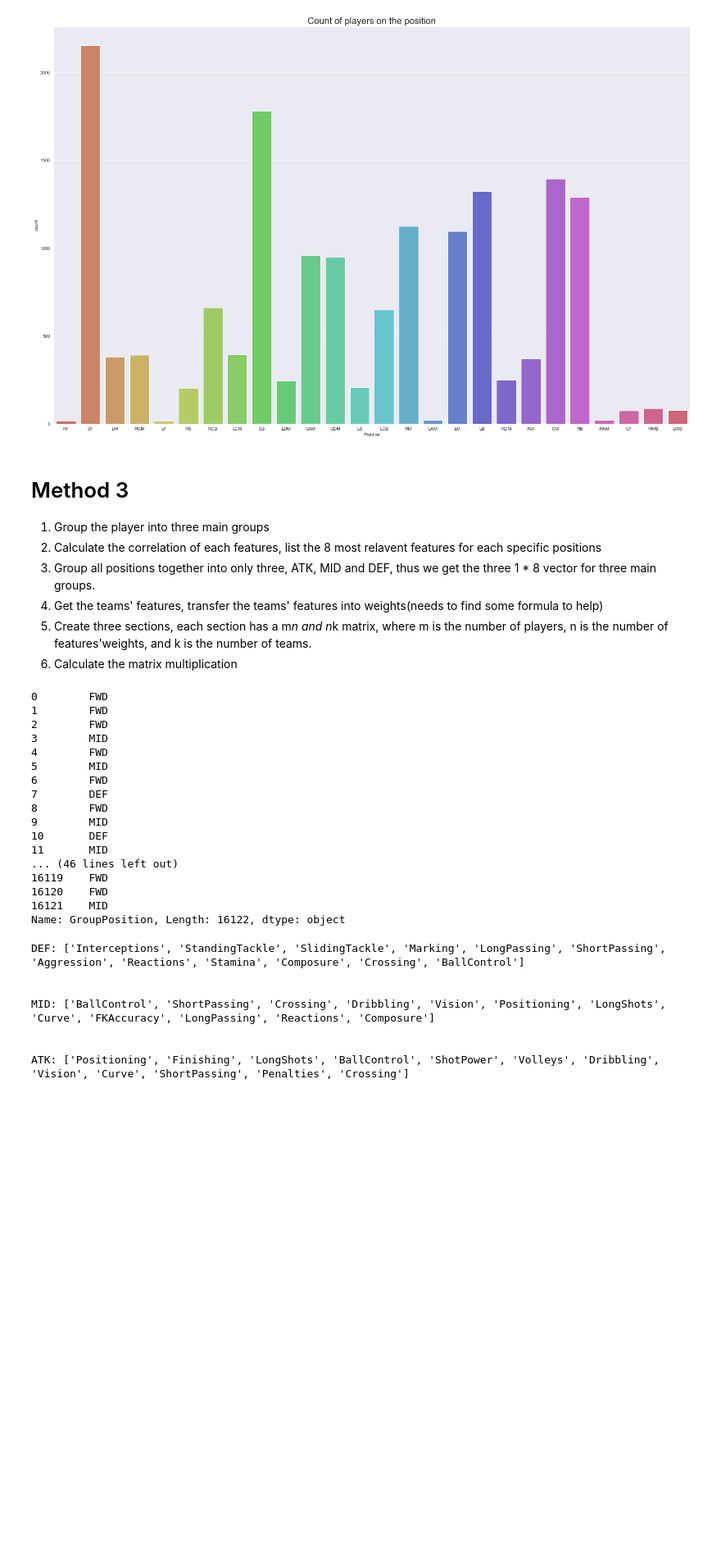
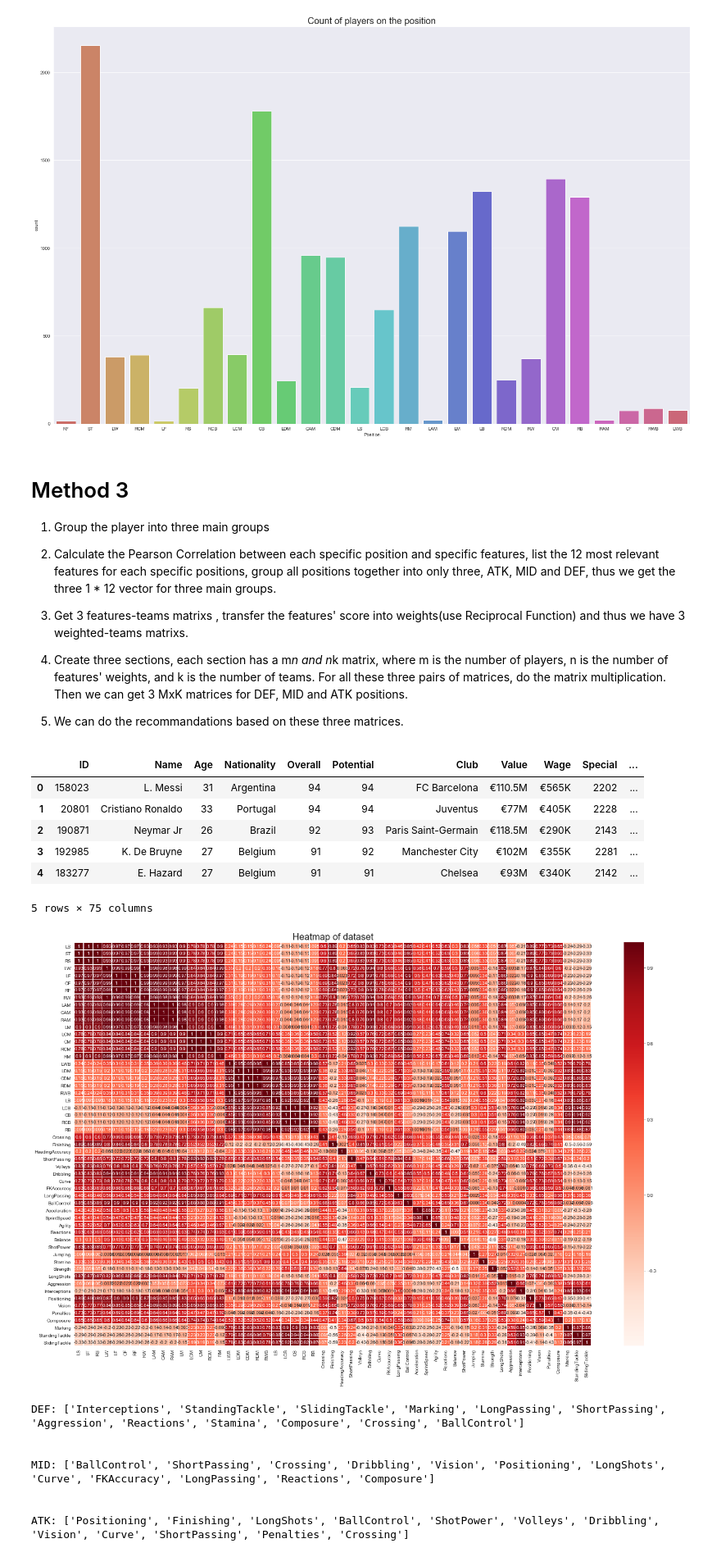
Before and after one commit to tonyz0x0/football-manager, a Jupyter notebook: analysis-kejie.ipynb, the cells around one changed output. Shown at 82% size. Saved outputs shown, nothing was run; the diff lists cells and outputs as text; code cells hidden in the pictures; blank space fills up the shorter version.

```diff
--- a/analysis-kejie.ipynb
+++ b/analysis-kejie.ipynb
@@ -272,13 +272,18 @@ ax.set_title(label='Count of players on the position', fontsize=20);
 # %% [markdown]
 # Method 3
 1. Group the player into three main groups
-2. Calculate the correlation of each features, list the 8 most relavent features for each specific positions
-3. Group all positions together into only three, ATK, MID and DEF, thus we get the three 1 * 8 vector for three main groups.
-4. Get the teams' features, transfer the teams' features into weights(needs to find some formula to help)
-5. Create three sections, each section has a m*n and n*k matrix, where m is the number of players, n is the number of features'weights, and k is the number of teams.
-6. Calculate the matrix multiplication
+
+2. Calculate the Pearson Correlation between each specific position and  specific features, list the 12 most relevant features for each specific positions, group all positions together into only three, ATK, MID and DEF, thus we get the three 1 * 12 vector for three main groups.
+
+3. Get 3 features-teams matrixs , transfer the features' score into weights(use Reciprocal Function) and thus we have 3 weighted-teams matrixs.
+
+4. Create three sections, each section has a m*n and n*k matrix, where m is the number of players, n is the number of features' weights, and k is the number of teams. For all these three pairs of matrices, do the matrix multiplication. Then we can get 3 MxK matrices for DEF, MID and ATK positions.
+
+5. We can do the recommandations based on these three matrices.
 # %%
-# Function to group the players' positions into three main groups: DEF, MID, FWD
+"""
+Step 1: Function to group the players' positions into three main groups: DEF, MID, FWD
+"""
 def groupPosition(df):
     # Regex to group
     defs = r'\w*B$'
@@ -299,23 +304,29 @@ def groupPosition(df):
     data['GroupPosition'] = series
 
 groupPosition(data)
-print(data['GroupPosition'])
+# print(data['GroupPosition'])
+data.head()
 # %% [output]
+|  | ID | Name | Age | Nationality | Overall | Potential | Club | Value | Wage | Special | ... |
+| 0 | 158023 | L. Messi | 31 | Argentina | 94 | 94 | FC Barcelona | €110.5M | €565K | 2202 | ... |
+| 1 | 20801 | Cristiano Ronaldo | 33 | Portugal | 94 | 94 | Juventus | €77M | €405K | 2228 | ... |
+| 2 | 190871 | Neymar Jr | 26 | Brazil | 92 | 93 | Paris Saint-Germain | €118.5M | €290K | 2143 | ... |
+| 3 | 192985 | K. De Bruyne | 27 | Belgium | 91 | 92 | Manchester City | €102M | €355K | 2281 | ... |
+| 4 | 183277 | E. Hazard | 27 | Belgium | 91 | 91 | Chelsea | €93M | €340K | 2142 | ... |
-0        FWD
-1        FWD
-2        FWD
-3        MID
-4        FWD
-5        MID
-6        FWD
-7        DEF
-8        FWD
-9        MID
-10       DEF
-11       MID
-... (46 lines left out)
-16119    FWD
-16120    FWD
-16121    MID
-Name: GroupPosition, Length: 16122, dtype: object
+5 rows × 75 columns
+# %%
+"""
+Step 2: Calculate the Pearson Correlation between each specific position and specific features,
+list the 12 most relevant features for each specific positions, then group it to thre.
+"""
+
+## Step: 2.1: Calculate the Pearson Correlation between each specific position and specific features
+plt.figure(figsize= (25, 16))
+
+
+hm=sns.heatmap(data.loc[:, 'LS':'SlidingTackle'].corr(), annot = True, linewidths=.5, cmap='Reds')
+hm.set_title(label='Heatmap of dataset', fontsize=20)
+hm;
+# %% [output]
+[figure, added]
 # %%
```
Also changed, not shown: parts of 6 cells of this notebook, 1 other file.
